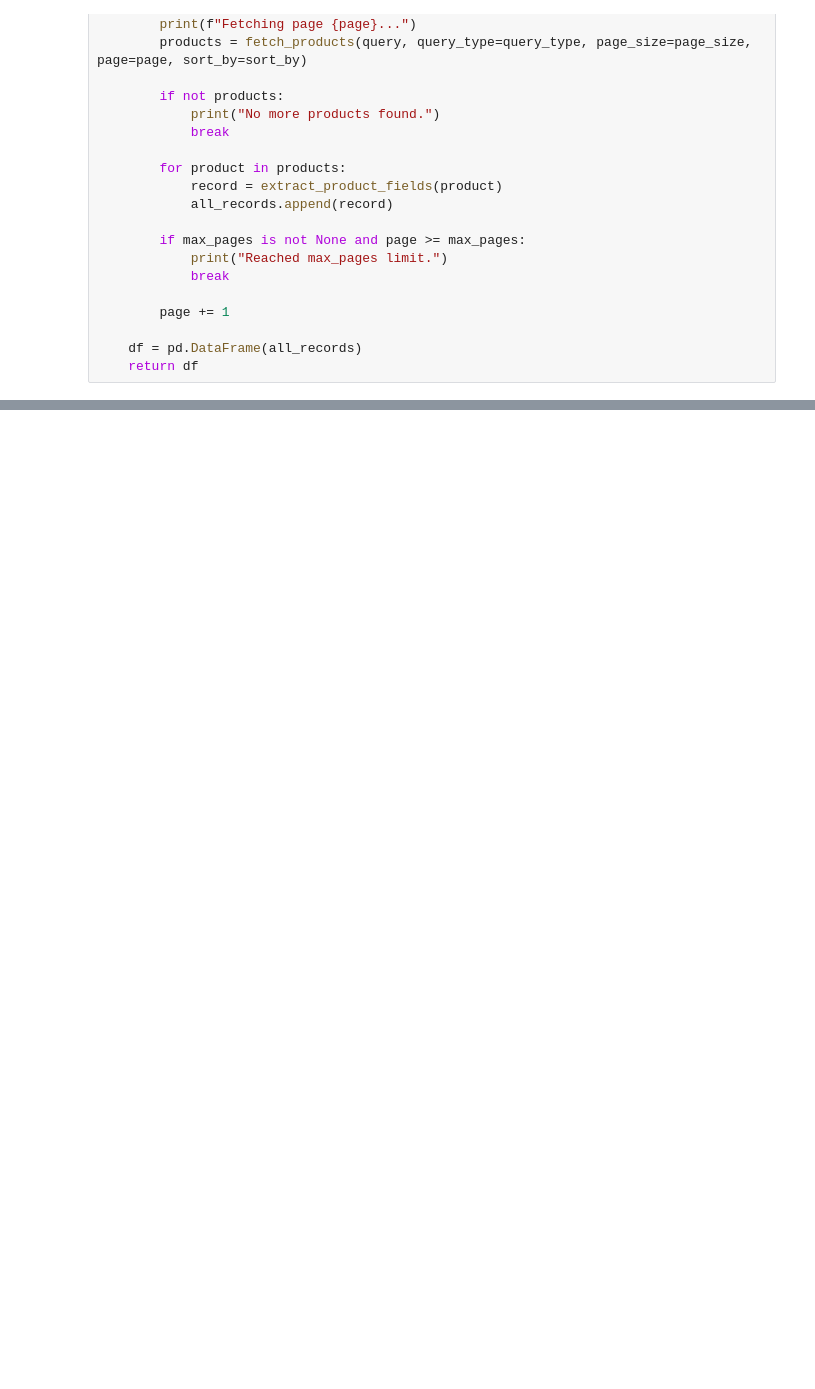
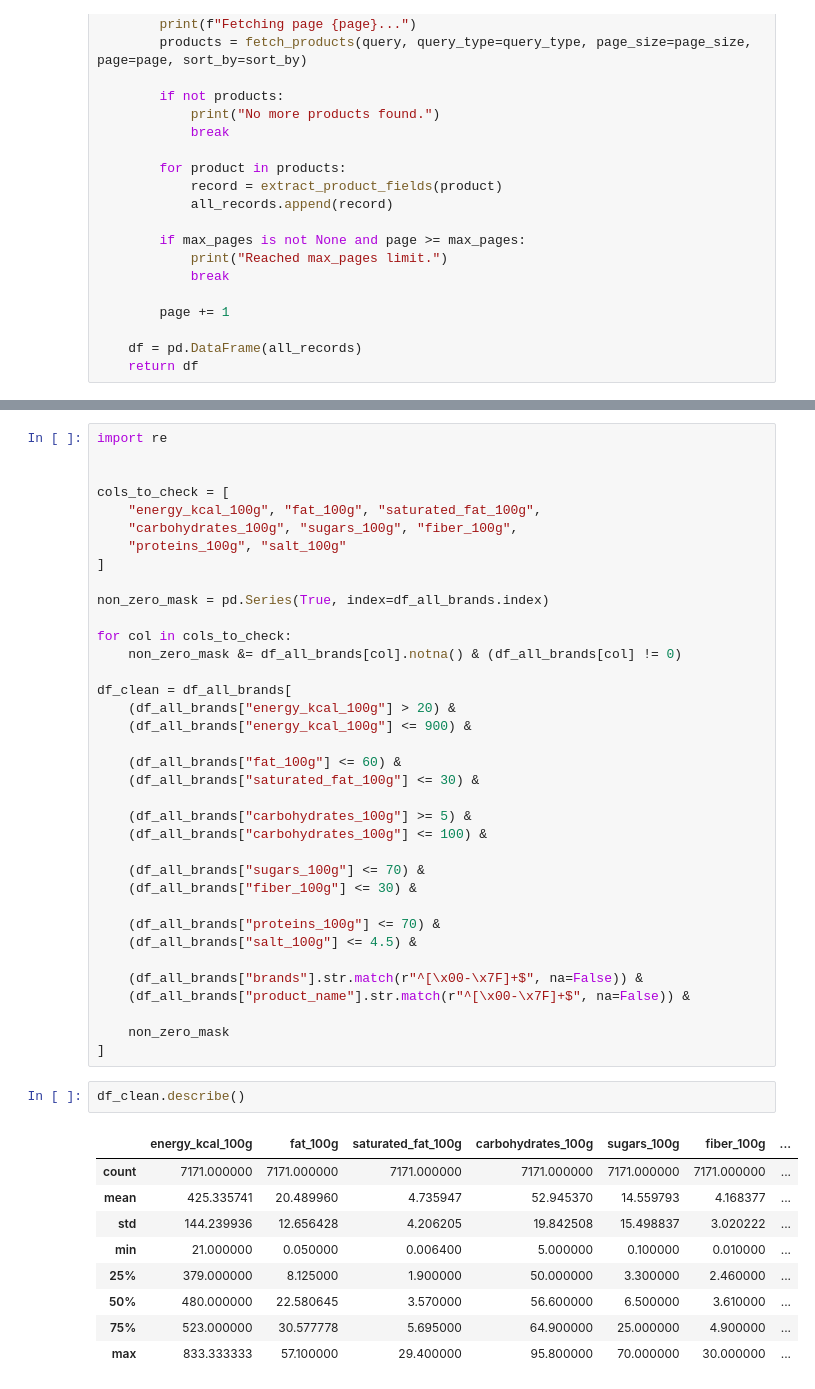
Before and after one commit to JordanVercillo/machine_learning_group_project, a Jupyter notebook: notebooks/group_3_food_facts_project/food_facts_api.ipynb, the cells around one changed output, grey strips where cells are left out. Saved outputs shown, nothing was run; the diff lists cells and outputs as text; blank space fills up the shorter version.

```diff
--- a/notebooks/group_3_food_facts_project/food_facts_api.ipynb
+++ b/notebooks/group_3_food_facts_project/food_facts_api.ipynb
@@ -151,0 +207,48 @@ df_oreo_canada
+# %%
+import re
+
+
+cols_to_check = [
+    "energy_kcal_100g", "fat_100g", "saturated_fat_100g",
+    "carbohydrates_100g", "sugars_100g", "fiber_100g",
+    "proteins_100g", "salt_100g"
+]
+
+non_zero_mask = pd.Series(True, index=df_all_brands.index)
+
+for col in cols_to_check:
+    non_zero_mask &= df_all_brands[col].notna() & (df_all_brands[col] != 0)
+
+df_clean = df_all_brands[
+    (df_all_brands["energy_kcal_100g"] > 20) &
+    (df_all_brands["energy_kcal_100g"] <= 900) &
+
+    (df_all_brands["fat_100g"] <= 60) &
+    (df_all_brands["saturated_fat_100g"] <= 30) &
+
+    (df_all_brands["carbohydrates_100g"] >= 5) &
+    (df_all_brands["carbohydrates_100g"] <= 100) &
+
+    (df_all_brands["sugars_100g"] <= 70) &
+    (df_all_brands["fiber_100g"] <= 30) &
+
+    (df_all_brands["proteins_100g"] <= 70) &
+    (df_all_brands["salt_100g"] <= 4.5) &
+
+    (df_all_brands["brands"].str.match(r"^[\x00-\x7F]+$", na=False)) &
+    (df_all_brands["product_name"].str.match(r"^[\x00-\x7F]+$", na=False)) &
+
+    non_zero_mask
+]
+# %%
+df_clean.describe()
+# %% [output]
+|  | energy_kcal_100g | fat_100g | saturated_fat_100g | carbohydrates_100g | sugars_100g | fiber_100g | ... |
+| count | 7171.000000 | 7171.000000 | 7171.000000 | 7171.000000 | 7171.000000 | 7171.000000 | ... |
+| mean | 425.335741 | 20.489960 | 4.735947 | 52.945370 | 14.559793 | 4.168377 | ... |
+| std | 144.239936 | 12.656428 | 4.206205 | 19.842508 | 15.498837 | 3.020222 | ... |
+| min | 21.000000 | 0.050000 | 0.006400 | 5.000000 | 0.100000 | 0.010000 | ... |
+| 25% | 379.000000 | 8.125000 | 1.900000 | 50.000000 | 3.300000 | 2.460000 | ... |
+| 50% | 480.000000 | 22.580645 | 3.570000 | 56.600000 | 6.500000 | 3.610000 | ... |
+| 75% | 523.000000 | 30.577778 | 5.695000 | 64.900000 | 25.000000 | 4.900000 | ... |
+| max | 833.333333 | 57.100000 | 29.400000 | 95.800000 | 70.000000 | 30.000000 | ... |
```
Also changed, not shown: parts of 9 cells of this notebook, 1 other file.
